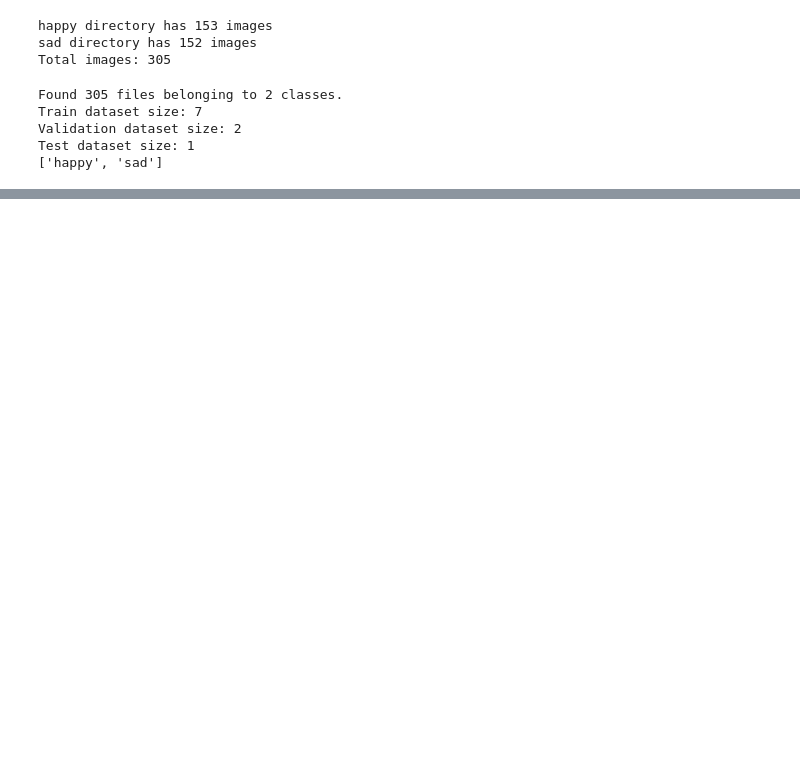
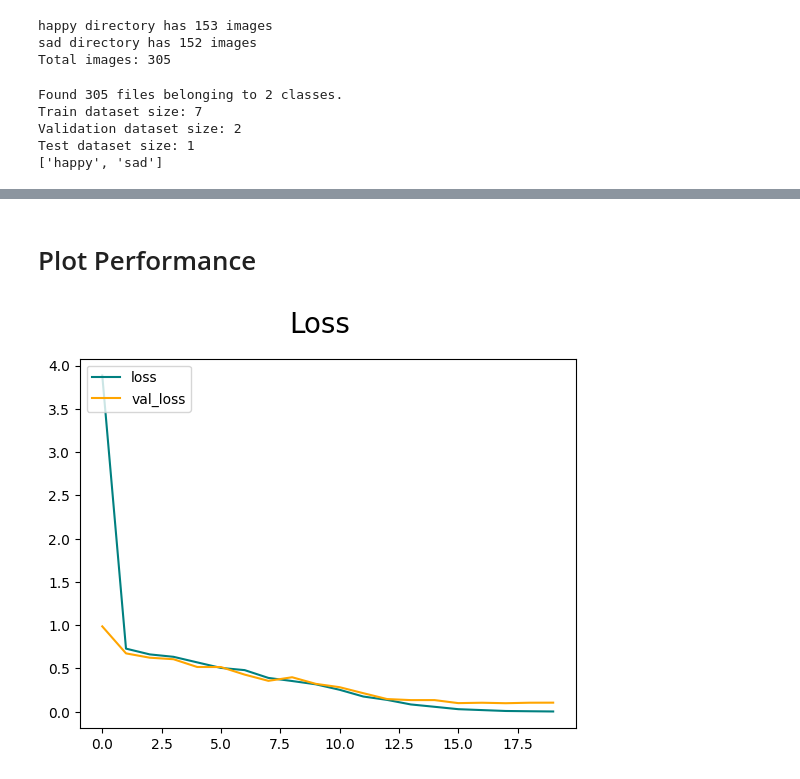
Before and after one commit to TonyLiu2004/Dish-Classifier-ML, a Jupyter notebook: start.ipynb, the cells around one changed output, grey strips where cells are left out. Saved outputs shown, nothing was run; the diff lists cells and outputs as text; code cells hidden in the pictures; blank space fills up the shorter version.

```diff
--- a/start.ipynb
+++ b/start.ipynb
@@ -161,15 +161,20 @@ NOTES:
     - include dropout layer if model is overfitting
 '''
 model = Sequential([
-    data_augmentation, #First layer, used to randomly transform images during training to create more diverse samples
-    layers.Rescaling(1./255), #Every image has rgb colors ranging from 0-255, rescale to between 0 and 1
-    Conv2D(32, 3, padding="same", activation="relu"), #Not providing input in first layer because we're reading the data
+    #data_augmentation, #First layer, used to randomly transform images during training to create more diverse samples
+    layers.Rescaling(1./255, input_shape=(img_size, img_size, 3)), #Every image has rgb colors ranging from 0-255, rescale to between 0 and 1
+    Conv2D(16, 3, padding="same", activation="relu"), #Not providing input in first layer because we're reading the data
     MaxPooling2D(),
     Conv2D(32, 3, padding="same", activation="relu"),
     MaxPooling2D(),
     Conv2D(64, 3, padding="same", activation="relu"),
     MaxPooling2D(),
     Flatten(),
-    Dense(128, activation="relu"),
-    Dense(len(class_names), activation="softmax")
+    Dense(256, activation="relu"),
+    Dense(len(class_names))
 ])
+# %%
+model.compile(optimizer='adam',
+              loss=tf.keras.losses.SparseCategoricalCrossentropy(from_logits=True),
+              metrics=['accuracy'])
+model.summary()
@@ -175,0 +203,4 @@ model = Sequential([
+# %%
+logdir='logs'
+tensorboard_callback = tf.keras.callbacks.TensorBoard(log_dir=logdir)
+hist = model.fit(train_ds, epochs=20, validation_data=validation_ds, callbacks=[tensorboard_callback])
@@ -175,0 +225,11 @@ model = Sequential([
+# %% [markdown]
+# Plot Performance
+# %%
+fig = plt.figure()
+plt.plot(hist.history['loss'], color='teal', label='loss')
+plt.plot(hist.history['val_loss'], color='orange', label='val_loss')
+fig.suptitle('Loss', fontsize=20)
+plt.legend(loc="upper left")
+plt.show()
+# %% [output]
+[figure, added]
```
Also changed, not shown: parts of 10 cells of this notebook, 33 other files.
